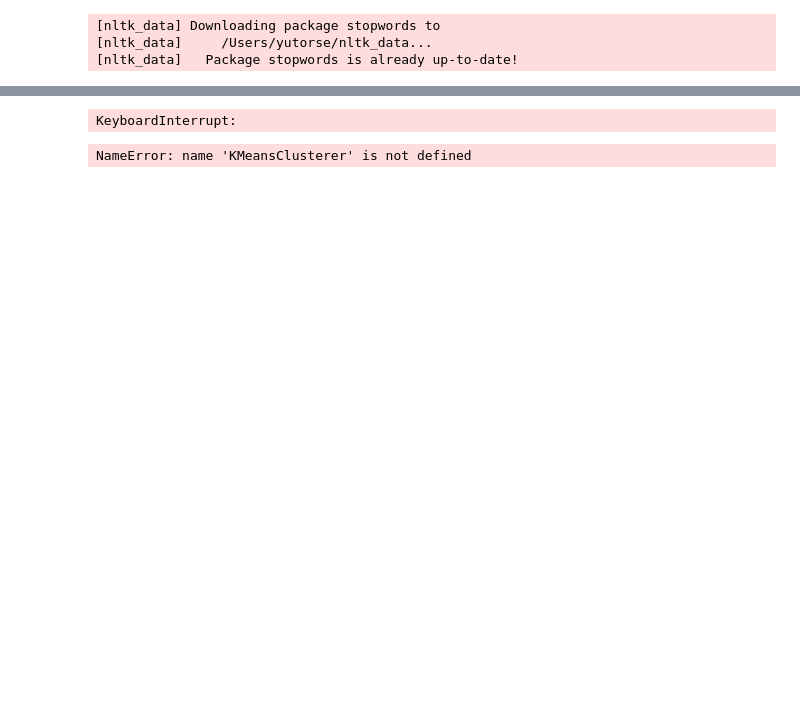
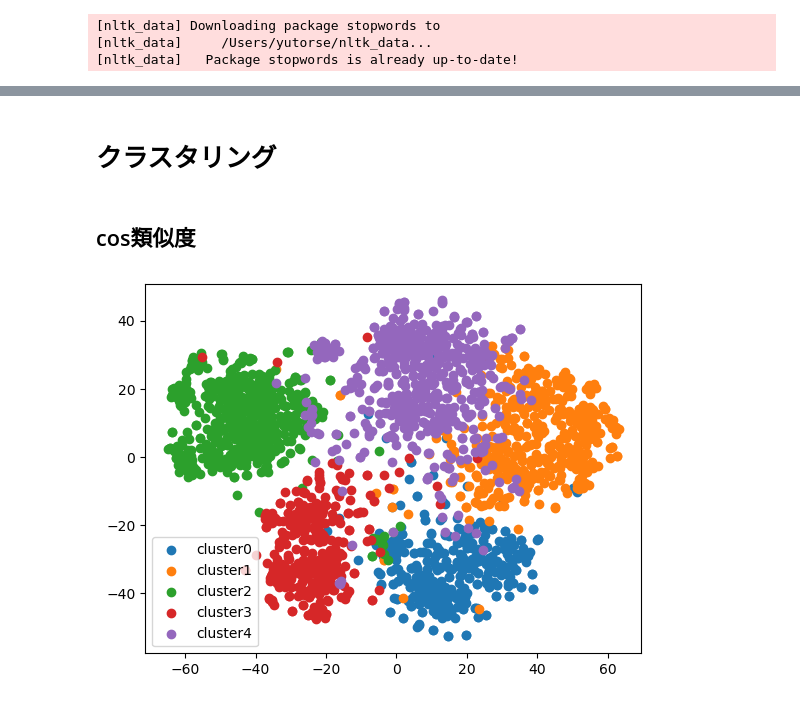
Before and after one commit to yutorse/document_analysis, a Jupyter notebook: task1.ipynb, the cells around one changed output, grey strips where cells are left out. Cells and saved outputs as stored; diff of their text form; code cells hidden in the pictures; blank space fills up the shorter version.

```diff
--- a/task1.ipynb
+++ b/task1.ipynb
@@ -31,7 +27,9 @@ path = os.path.join(path, "BBC News Summary/Summaries/")
 directory_list = ['business', 'entertainment', 'politics', 'sport', 'tech']
 
 documents = []
-for directory in directory_list:
+true_clusters = []
+for i, directory in enumerate(directory_list):
     for filename in os.listdir(path + directory):
         with open(path + directory + "/" + filename, "r") as f:
             documents.append(f.read())
+            true_clusters.append(i)
@@ -78,13 +80,22 @@ def docs2vecs(preprocessed_documents):
 
 preprocessed_documents = preprocess_documents(documents)
 document_vectors = docs2vecs(preprocessed_documents)
-print(len(document_vectors))
-# %% [output]
-KeyboardInterrupt:
+# %%
+tsne = TSNE(n_components=2)
+reduced_document_vectors = tsne.fit_transform(np.array(document_vectors))
+# %% [markdown]
+# クラスタリング
+# %% [markdown]
+## cos類似度
 # %%
 n_clusters = 5
-kmeans = KMeansClusterer(n_clusters, cosine_distance, avoid_empty_clusters=True, repeats=10)
+kmeans = KMeansClusterer(n_clusters, cosine_distance, avoid_empty_clusters=True, conv_test=1e-4, repeats=10)
 clusters = kmeans.cluster(docs2vecs(preprocessed_documents), assign_clusters=True)
-clusters
-# %% [output]
-NameError: name 'KMeansClusterer' is not defined
+# %%
+labeled_reduced_document_vectors = np.concatenate((np.array(reduced_document_vectors), np.array(clusters).reshape(-1,1)), axis=1)
+for i in range(n_clusters):
+    plt.scatter(labeled_reduced_document_vectors[labeled_reduced_document_vectors[:,2] == i,0], labeled_reduced_document_vectors[labeled_reduced_document_vectors[:,2] == i, 1], label=f'cluster{i}')
+plt.legend()
+plt.show()
+# %% [output]
+[figure, added]
```
Also changed, not shown: parts of 14 cells of this notebook, 1 other file.
